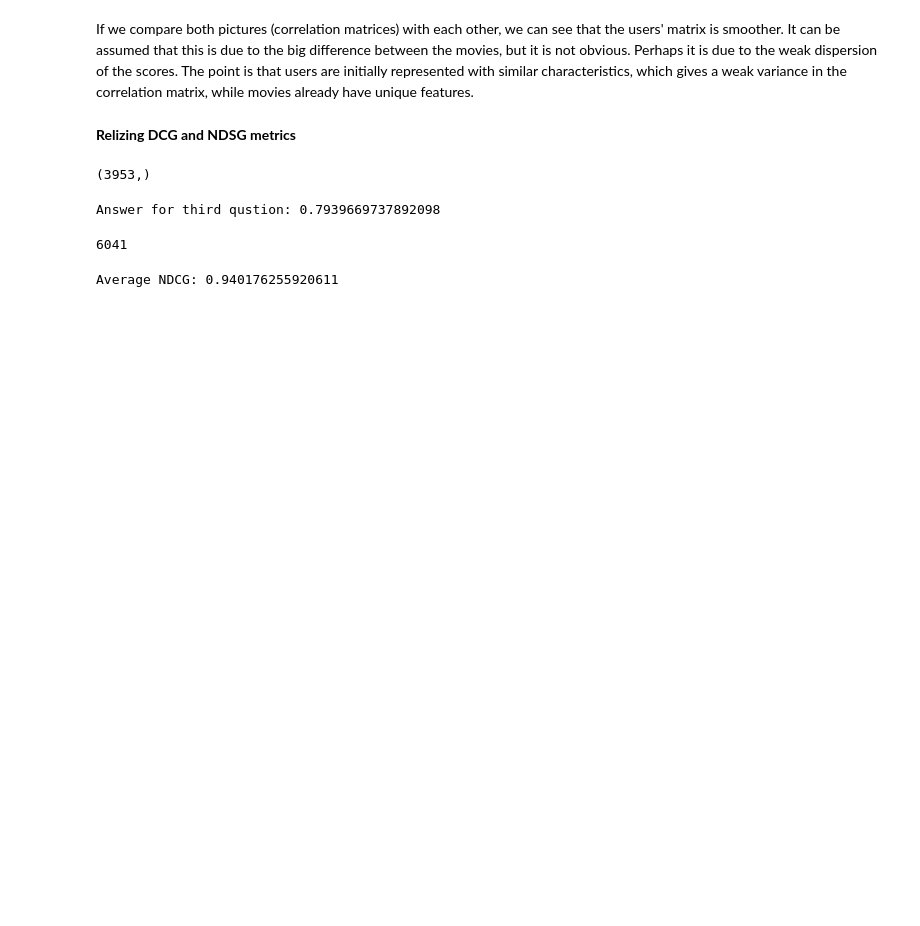
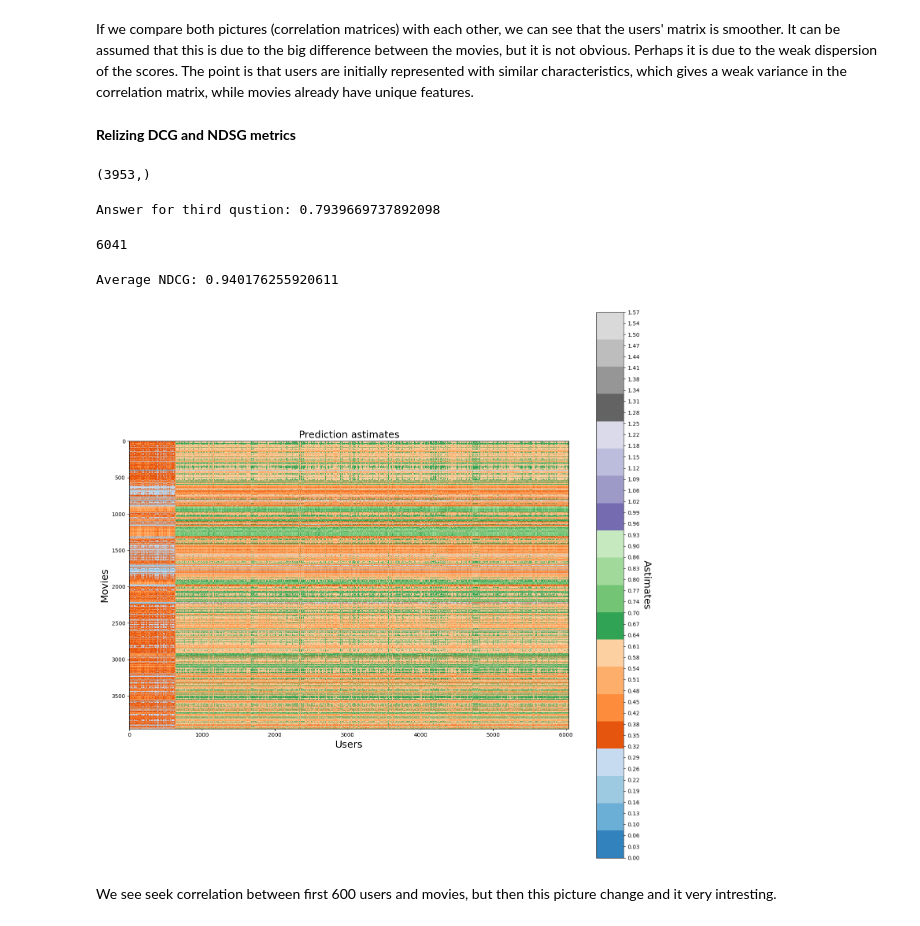
Before and after one commit to SergeyHSE/ALSalgorithm.github.io, a Jupyter notebook: ALS.ipynb, the cells around one changed output. Drawn from its saved outputs; the diff is of its cells as text; code cells hidden in the pictures; blank space fills up the shorter version.

```diff
--- a/ALS.ipynb
+++ b/ALS.ipynb
@@ -729,3 +729,22 @@ average_ndcg = np.mean(ndcg_scores)
 print("Average NDCG:", average_ndcg)
 # %% [output]
 Average NDCG: 0.940176255920611
+# %%
+#Now let's build predictions figure for fun
+
+import matplotlib.colors as mcolors
+
+norm = mcolors.Normalize(vmin=0, vmax=predictions.max())
+
+fig, ax = plt.subplots(figsize=(18,18))
+heatmap = ax.imshow(predictions, cmap='tab20c', norm=norm)
+cbar = ax.figure.colorbar(heatmap, ax=ax, ticks=np.linspace(0, predictions.max()), format='%.2f')
+cbar.ax.set_ylabel('Astimates', rotation=-90, va="bottom", fontsize=18)
+plt.title('Prediction astimates', fontsize=18)
+plt.xlabel('Users', fontsize=18)
+plt.ylabel('Movies', fontsize=18)
+plt.show()
+# %% [output]
+[figure, added]
+# %% [markdown]
+We see seek correlation between first 600 users and movies, but then this picture change and it very intresting.
```
